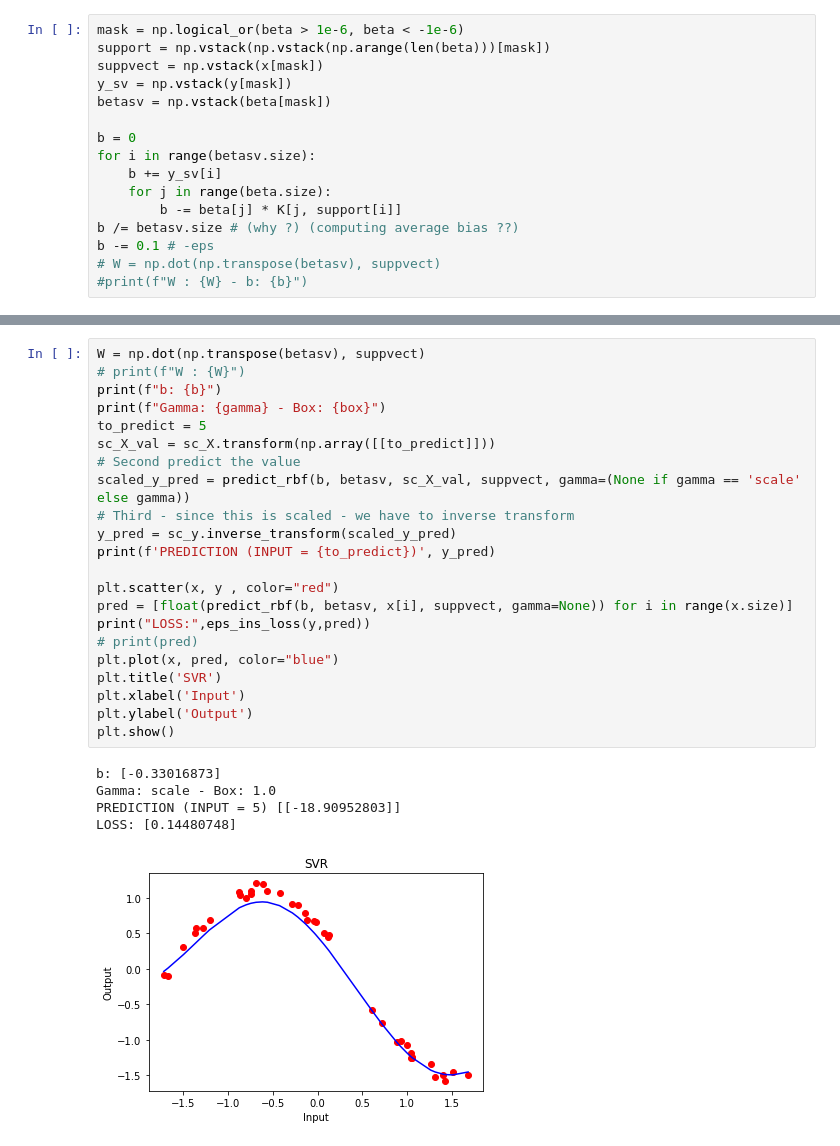
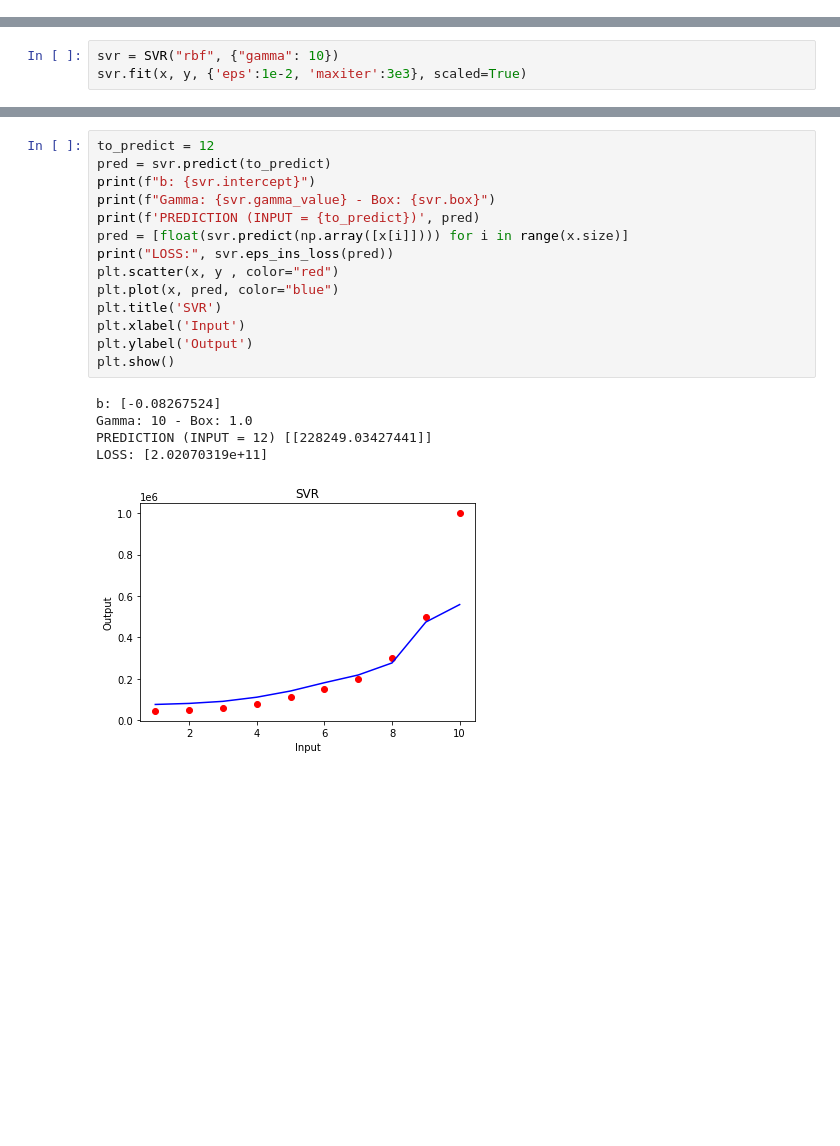
Before and after one commit to EliaPiccoli/ML-CM-Project, a Jupyter notebook: cm_scripts/prova_rbf.ipynb, the cells around one changed output, grey strips where cells are left out. Saved outputs shown, nothing was run; the diff lists cells and outputs as text; blank space fills up the shorter version.

```diff
--- a/cm_scripts/prova_rbf.ipynb
+++ b/cm_scripts/prova_rbf.ipynb
@@ -79,16 +21,0 @@ array([[-9.19986921e-02],
-# %%
-mask = np.logical_or(beta > 1e-6, beta < -1e-6)
-support = np.vstack(np.vstack(np.arange(len(beta)))[mask])
-suppvect = np.vstack(x[mask])
-y_sv = np.vstack(y[mask])
-betasv = np.vstack(beta[mask])
-
-b = 0
-for i in range(betasv.size):
-    b += y_sv[i]
-    for j in range(beta.size):
-        b -= beta[j] * K[j, support[i]]
-b /= betasv.size # (why ?) (computing average bias ??)
-b -= 0.1 # -eps
-# W = np.dot(np.transpose(betasv), suppvect)
-#print(f"W : {W} - b: {b}")
@@ -98,0 +22,3 @@ b -= 0.1 # -eps
+# %%
+svr = SVR("rbf", {"gamma": 10})
+svr.fit(x, y, {'eps':1e-2, 'maxiter':3e3}, scaled=True)
@@ -99,29 +43,21 @@ b -= 0.1 # -eps
 # %%
-W = np.dot(np.transpose(betasv), suppvect)
-# print(f"W : {W}")
-print(f"b: {b}")
-print(f"Gamma: {gamma} - Box: {box}")
-to_predict = 5
-sc_X_val = sc_X.transform(np.array([[to_predict]]))
-# Second predict the value
-scaled_y_pred = predict_rbf(b, betasv, sc_X_val, suppvect, gamma=(None if gamma == 'scale' else gamma))
-# Third - since this is scaled - we have to inverse transform
-y_pred = sc_y.inverse_transform(scaled_y_pred)
-print(f'PREDICTION (INPUT = {to_predict})', y_pred)
-
+to_predict = 12
+pred = svr.predict(to_predict)
+print(f"b: {svr.intercept}")
+print(f"Gamma: {svr.gamma_value} - Box: {svr.box}")
+print(f'PREDICTION (INPUT = {to_predict})', pred)
+pred = [float(svr.predict(np.array([x[i]]))) for i in range(x.size)]
+print("LOSS:", svr.eps_ins_loss(pred))
 plt.scatter(x, y , color="red")
-pred = [float(predict_rbf(b, betasv, x[i], suppvect, gamma=None)) for i in range(x.size)]
-print("LOSS:",eps_ins_loss(y,pred))
-# print(pred)
 plt.plot(x, pred, color="blue")
 plt.title('SVR')
 plt.xlabel('Input')
 plt.ylabel('Output')
 plt.show()
 # %% [output]
-b: [-0.33016873]
-Gamma: scale - Box: 1.0
-PREDICTION (INPUT = 5) [[-18.90952803]]
-LOSS: [0.14480748]
+b: [-0.08267524]
+Gamma: 10 - Box: 1.0
+PREDICTION (INPUT = 12) [[228249.03427441]]
+LOSS: [2.02070319e+11]
-[figure, old version]
+[figure, new version]
 # %%
```
Also changed, not shown: parts of 16 cells of this notebook, 6 other files.
